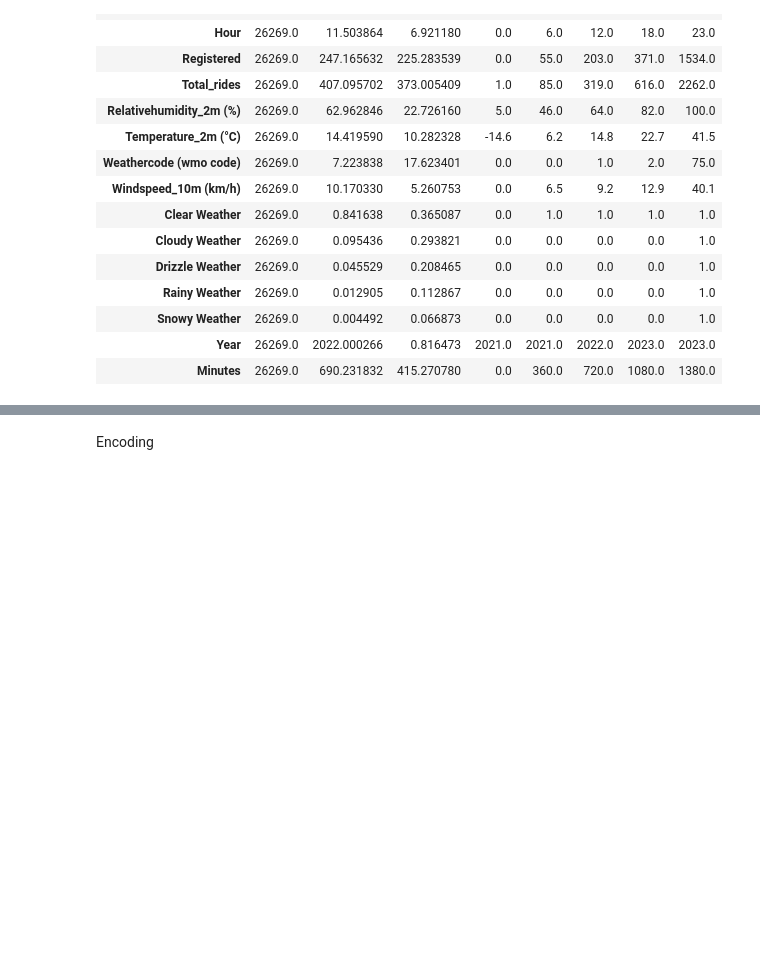
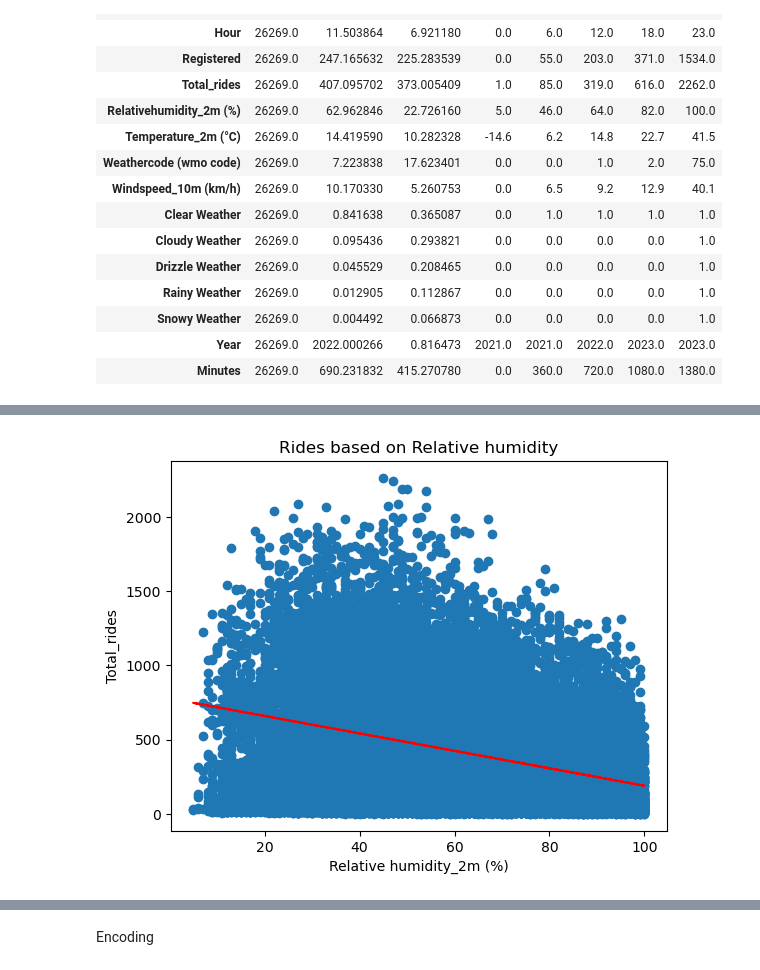
Before and after one commit to Godwin-Oti/Capital-Bike-Share-ED-Analysis-ML, a Jupyter notebook: ML/Daily_Hourly_Ride_Predictiton.ipynb, the cells around one changed output, grey strips where cells are left out. Cells and saved outputs as stored; diff of their text form; code cells hidden in the pictures; blank space fills up the shorter version.

```diff
--- a/ML/Daily_Hourly_Ride_Predictiton.ipynb
+++ b/ML/Daily_Hourly_Ride_Predictiton.ipynb
@@ -721,0 +110,19 @@ Preprocessing
+# %%
+
+#Relativehumidity_2m (%)
+
+# plotting Relativehumidity_2m (%) against Total rides
+plt.scatter(x=hourly["Relativehumidity_2m (%)"], y=hourly["Total_rides"])
+plt.title("Rides based on Relative humidity")
+plt.ylabel("Total_rides")
+plt.xlabel("Relative humidity_2m (%)")
+
+# Fit a linear regression line
+x = hourly["Relativehumidity_2m (%)"]
+y = hourly["Total_rides"]
+m, b = np.polyfit(x, y, 1)
+plt.plot(x, m*x + b, color='red')  # adding the linear line
+
+plt.show()
+# %% [output]
+[figure, added]
```
Also changed, not shown: parts of 120 cells of this notebook.
